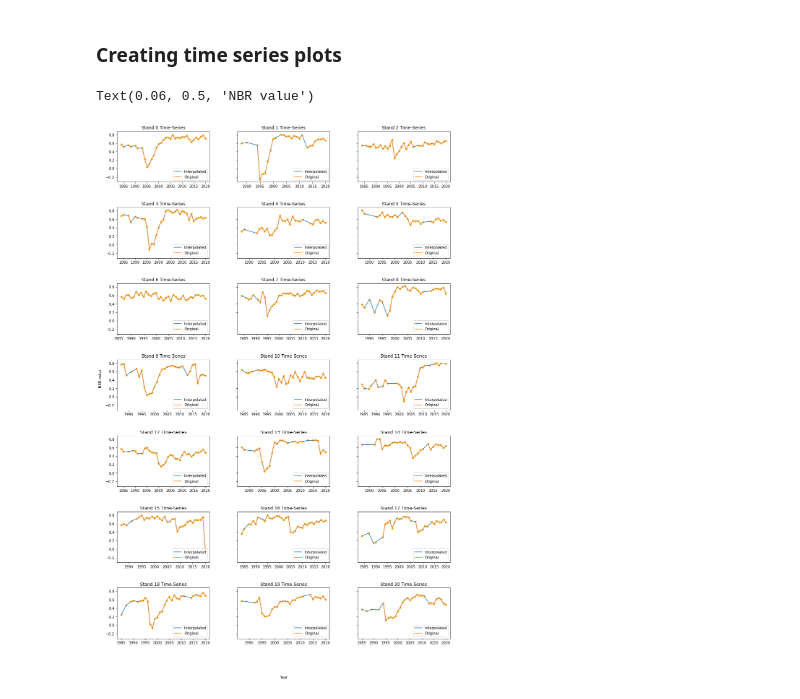
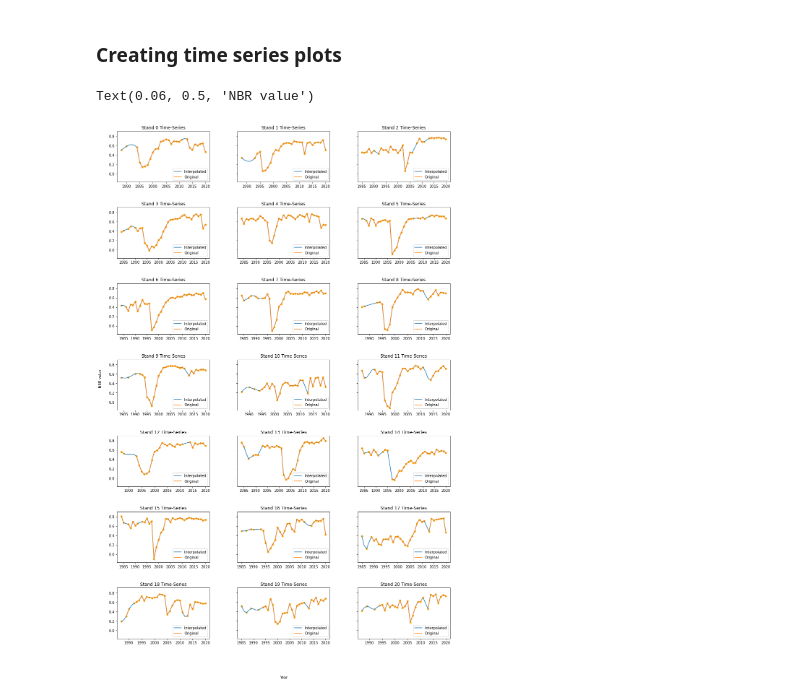
Before and after one commit to Dputnam-VT/SEclearcutStudy, a Jupyter notebook: ClearcutTS_Analysis.ipynb, the cells around one changed output. Drawn from its saved outputs; the diff is of its cells as text; code cells hidden in the pictures.

```diff
--- a/ClearcutTS_Analysis.ipynb
+++ b/ClearcutTS_Analysis.ipynb
@@ -240,6 +250,6 @@ geemap.ee_export_vector_to_drive(samplePoints, 'stratifiedSamplePoints', 'EarthE
 # samplePoints = ee.FeatureCollection('users/dputnam21/stratifiedSamplePoints_03022022')
 # %%
 # Importing points created in arcpro
-samplePoints = ee.FeatureCollection('users/dputnam21/revisedSamplePoints')
+samplePoints = ee.FeatureCollection('users/dputnam21/revisedSamplePoints2')
 # %%
 # Exporting to google drive the NLCD/LCMS masked LCMS fast change summary layer
@@ -403,27 +421,27 @@ NDVItsDF
 # %%
 %matplotlib inline
 import scipy as sp
 import scipy.signal as scisig
 
 # interpolation of null values
-plotDF = NDVItsDF.interpolate(axis = 'columns',method = 'linear')
+plotDF = NDVItsDF.interpolate(axis = 'columns',method = 'akima')
 
 # setting up for time-series plots
 fig, axs = plt.subplots(7, 3, sharex=False, sharey=True, figsize = (16,25))
 
 for i, ax in enumerate(fig.axes):
     ax.plot(plotDF.iloc[i,].transpose(),label = "Interpolated")
     ax.plot(NDVItsDF.iloc[i,].transpose(),label = "Original")
     ax.scatter(imageYears,NDVItsDF.iloc[i,], color = 'orange',s = 20)
     ax.legend(loc='lower right')
     ax.set_title("Stand"+' '+str(i)+' '+"Time-Series")
 
 fig.subplots_adjust(left=0.1, bottom=0.1, right=None, top=None, wspace=0.3, hspace=0.5)
 fig.text(0.5, 0.04, 'Year', ha='center', va='center')
 fig.text(0.06, 0.5, (outputIndex+' '+'value'), ha='center', va='center', rotation='vertical')
 # %% [output]
 Text(0.06, 0.5, 'NBR value')
-[figure, old version]
+[figure, new version]
 # %%
 plotDF
 
```
Also changed, not shown: parts of 11 cells of this notebook, 1 other file.
